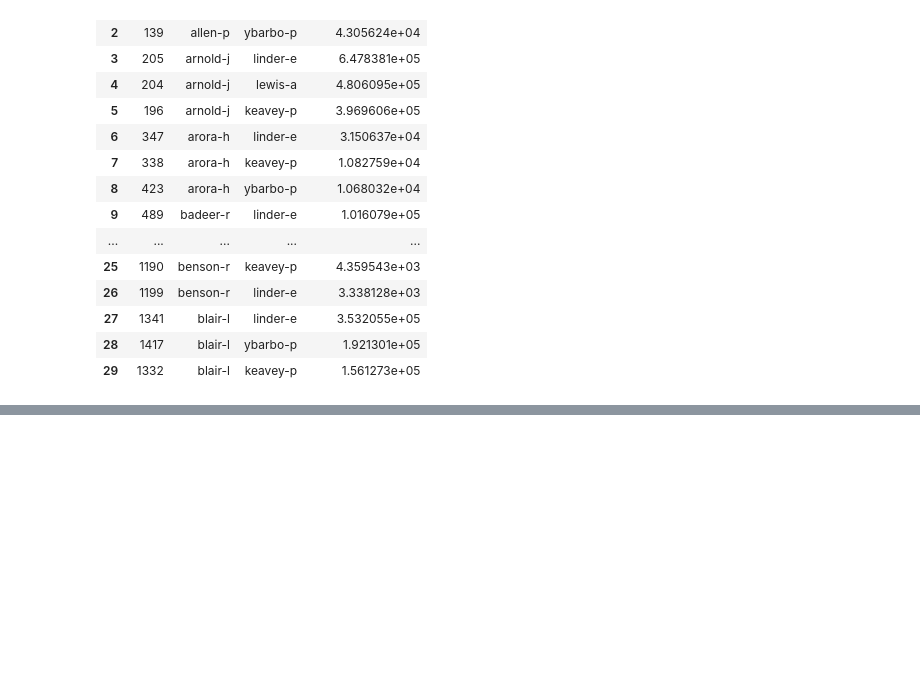
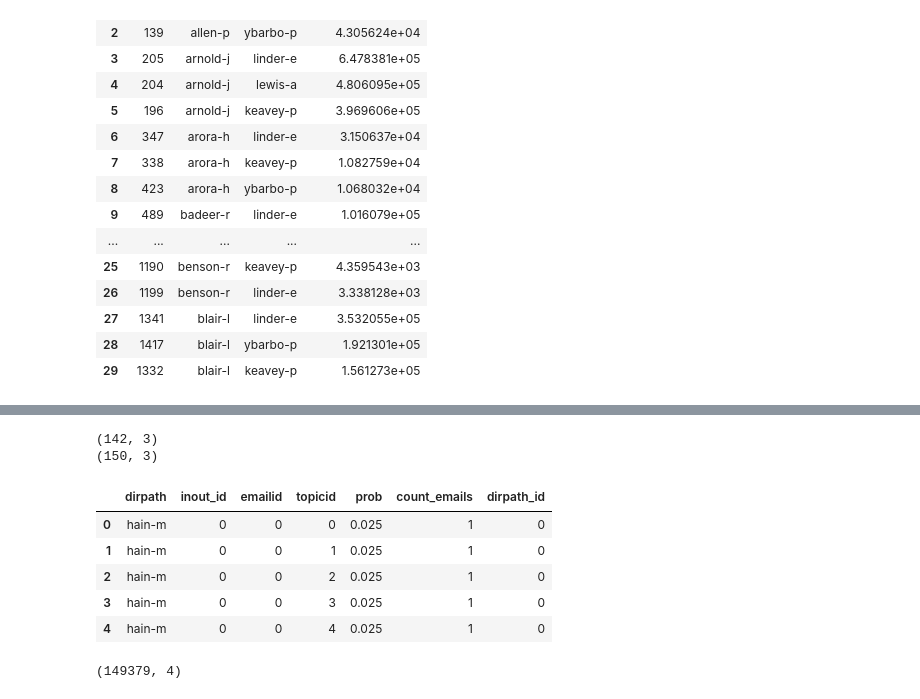
Before and after one commit to rogiExp/Enron-emails, a Jupyter notebook: 5. Build recommendation engine.ipynb, the cells around one changed output, grey strips where cells are left out. Drawn from its saved outputs; the diff is of its cells as text; code cells hidden in the pictures; blank space fills up the shorter version.

```diff
--- a/5. Build recommendation engine.ipynb
+++ b/5. Build recommendation engine.ipynb
@@ -337,0 +319,57 @@ rc =np.random.choice(len(text_clean), size=len(text_clean), replace=False, p=Non
+# %%
+df_p4rc_in=df_p4rc[df_p4rc['inout_id']=='0']
+df_p4rc_out=df_p4rc[df_p4rc['inout_id']=='1']
+print df_p4rc_out.shape
+print df_p4rc_in.shape
+# %% [output]
+(142, 3)
+(150, 3)
+# %%
+# prepare data for sampling with replacement
+# inbox
+#
+# prepare
+email_count_in=df_p4rc_in.count_emails.sum()
+p_in=df_p4rc_in.count_emails/df_p4rc_in.count_emails.sum()
+nr_in_folders=df_p4rc_in.shape[0]
+
+# sample from inbox id' s with replacement with same distribution p_in
+rc_in =np.random.choice(a=nr_in_folders, size=email_count_in , replace=True, p=p_in)
+
+
+# outbox
+#
+# prepare
+email_count_out=df_p4rc_out.count_emails.sum()
+p_out=df_p4rc_out.count_emails/df_p4rc_out.count_emails.sum()
+nr_out_folders=df_p4rc_out.shape[0]
+
+# # sample from outbox id's with replacement with same distribution p_out
+# rc_out =np.random.choice(a=nr_out_folders, size=email_count_out , replace=True, p=p_out)
+# %%
+# define a dirpath_id needed
+# prep for in folder
+df_tmpin = df_recommend[df_recommend['inout_id']=='0'].iloc[:,0:2].drop_duplicates()
+tmpin = np.array(range(0,nr_in_folders))
+df_tmpin['dirpath_id']=tmpin
+
+# prep for out folder
+df_tmpout = df_recommend[df_recommend['inout_id']=='1'].iloc[:,0:2].drop_duplicates()
+tmpout = np.array(range(0,nr_out_folders))
+df_tmpout['dirpath_id']=tmpout
+
+# concatenate so we have an id per folder name and inout_id value
+df_tmp = pd.concat([df_tmpin, df_tmpout])
+# %%
+# add this column to full frame df_recommend where one rwo stands for dirpath, inout_id, topic and corresponding
+# sum of probbailities
+df_recommend1 = df_recommend.merge(right=df_tmp, how='left', left_on=['dirpath', 'inout_id'],\
+                                 right_on=['dirpath', 'inout_id'])
+df_recommend1.head()
+# %% [output]
+|  | dirpath | inout_id | emailid | topicid | prob | count_emails | dirpath_id |
+| 0 | hain-m | 0 | 0 | 0 | 0.025 | 1 | 0 |
+| 1 | hain-m | 0 | 0 | 1 | 0.025 | 1 | 0 |
+| 2 | hain-m | 0 | 0 | 2 | 0.025 | 1 | 0 |
+| 3 | hain-m | 0 | 0 | 3 | 0.025 | 1 | 0 |
+| 4 | hain-m | 0 | 0 | 4 | 0.025 | 1 | 0 |
@@ -337,0 +381,9 @@ rc =np.random.choice(len(text_clean), size=len(text_clean), replace=False, p=Non
+# %%
+# rc_in[df_recommend1.dirpath_id[0]]
+# df_recommend1.dirpath_id[0]
+
+df_tmpin2 = df_recommend1[df_recommend1['inout_id']=='0'][['dirpath','inout_id', 'emailid', 'dirpath_id']].drop_duplicates()
+df_tmpout2 = df_recommend1[df_recommend1['inout_id']=='1'][['dirpath','inout_id', 'emailid', 'dirpath_id']].drop_duplicates()
+print df_tmpout2.shape
+# %% [output]
+(149379, 4)
```
Also changed, not shown: parts of 29 cells of this notebook.
